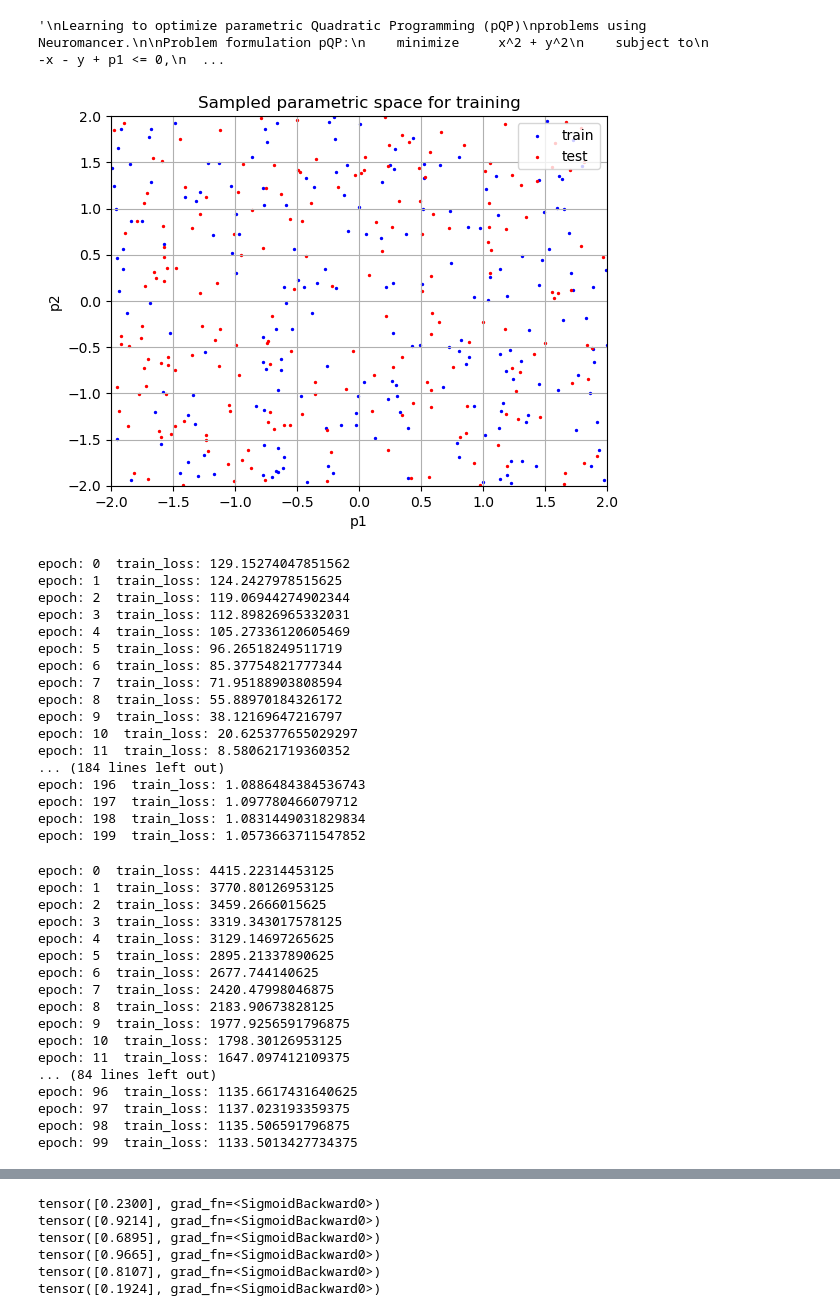
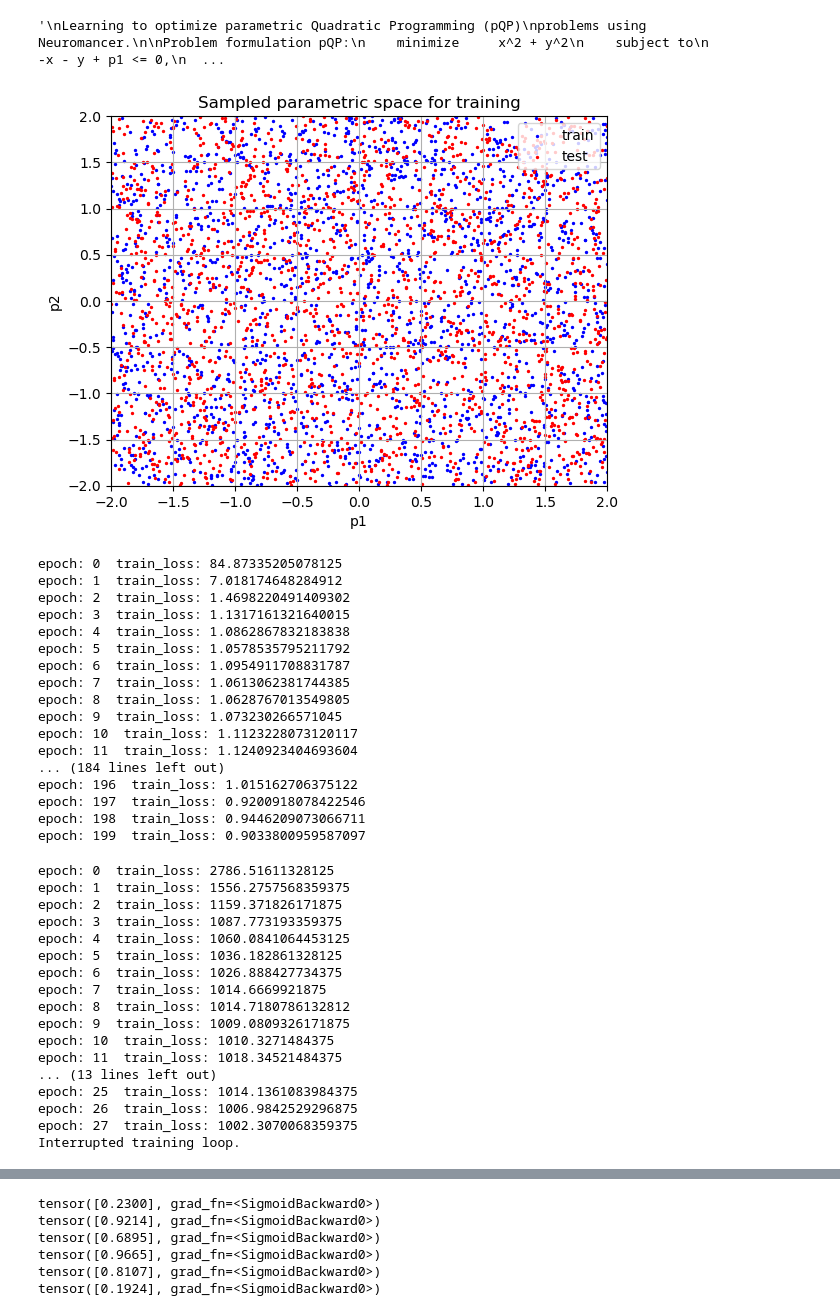
Before and after one commit to pnnl/LOPO, a Jupyter notebook: New_Experiments/pQp_example_ADMM_withTrainedMetric.ipynb, the cells around one changed output, grey strips where cells are left out. Cells and saved outputs as stored; diff of their text form; code cells hidden in the pictures.

```diff
--- a/New_Experiments/pQp_example_ADMM_withTrainedMetric.ipynb
+++ b/New_Experiments/pQp_example_ADMM_withTrainedMetric.ipynb
@@ -37,7 +37,7 @@ from neuromancer.system import Node
 """
 data_seed = 408
 np.random.seed(data_seed)
-nsim = 200  # number of datapoints: increase sample density for more robust results
+nsim = 2000  # number of datapoints: increase sample density for more robust results
 # create dictionaries with sampled datapoints with uniform distribution
 p_low, p_high = -2.0, 2.0
 samples_train = {"p1": torch.FloatTensor(nsim, 1).uniform_(p_low, p_high),
@@ -50,34 +50,34 @@ samples_test = {"p1": torch.FloatTensor(nsim, 1).uniform_(p_low, p_high),
 train_data = DictDataset(samples_train, name='train')
 dev_data = DictDataset(samples_dev, name='dev')
 test_data = DictDataset(samples_test, name='test')
 # create torch dataloaders for the Trainer
 train_loader = torch.utils.data.DataLoader(train_data, batch_size=100, num_workers=0,
                                             collate_fn=train_data.collate_fn, shuffle=True)
 dev_loader = torch.utils.data.DataLoader(dev_data, batch_size=100, num_workers=0,
                                             collate_fn=dev_data.collate_fn, shuffle=True)
 test_loader = torch.utils.data.DataLoader(test_data, batch_size=100, num_workers=0,
                                             collate_fn=test_data.collate_fn, shuffle=True)
 # note: training quality will depend on the DataLoader parameters such as batch size and shuffle
 
 # visualize taining and test samples for 2D parametric space
 a_train = samples_train['p1'].numpy()
 p_train = samples_train['p2'].numpy()
 a_dev = samples_dev['p1'].numpy()
 p_dev = samples_dev['p2'].numpy()
 plt.figure()
 plt.scatter(a_train, p_train, s=2., c='blue', marker='o')
 plt.scatter(a_dev, p_dev, s=2., c='red', marker='o')
 plt.title('Sampled parametric space for training')
 plt.xlim(p_low, p_high)
 plt.ylim(p_low, p_high)
 plt.grid(True)
 plt.xlabel('p1')
 plt.ylabel('p2')
 plt.legend(['train', 'test'], loc='upper right')
 plt.show()
 plt.show(block=True)
 # %% [output]
-[figure, old version]
+[figure, new version]
 # %%
 
 """
@@ -155,23 +155,23 @@ trainer = Trainer(
 # Train solution map
 best_model = trainer.train()
 # %% [output]
-epoch: 0  train_loss: 129.15274047851562
-epoch: 1  train_loss: 124.2427978515625
-epoch: 2  train_loss: 119.06944274902344
-epoch: 3  train_loss: 112.89826965332031
-epoch: 4  train_loss: 105.27336120605469
-epoch: 5  train_loss: 96.26518249511719
-epoch: 6  train_loss: 85.37754821777344
-epoch: 7  train_loss: 71.95188903808594
-epoch: 8  train_loss: 55.88970184326172
-epoch: 9  train_loss: 38.12169647216797
-epoch: 10  train_loss: 20.625377655029297
-epoch: 11  train_loss: 8.580621719360352
+epoch: 0  train_loss: 84.87335205078125
+epoch: 1  train_loss: 7.018174648284912
+epoch: 2  train_loss: 1.4698220491409302
+epoch: 3  train_loss: 1.1317161321640015
+epoch: 4  train_loss: 1.0862867832183838
+epoch: 5  train_loss: 1.0578535795211792
+epoch: 6  train_loss: 1.0954911708831787
+epoch: 7  train_loss: 1.0613062381744385
+epoch: 8  train_loss: 1.0628767013549805
+epoch: 9  train_loss: 1.073230266571045
+epoch: 10  train_loss: 1.1123228073120117
+epoch: 11  train_loss: 1.1240923404693604
 ... (184 lines left out)
-epoch: 196  train_loss: 1.0886484384536743
-epoch: 197  train_loss: 1.097780466079712
-epoch: 198  train_loss: 1.0831449031829834
-epoch: 199  train_loss: 1.0573663711547852
+epoch: 196  train_loss: 1.015162706375122
+epoch: 197  train_loss: 0.9200918078422546
+epoch: 198  train_loss: 0.9446209073066711
+epoch: 199  train_loss: 0.9033800959587097
 # %%
 
 '''
@@ -280,23 +280,23 @@ trainer = Trainer(
 # Train solution map
 best_model = trainer.train()
 # %% [output]
-epoch: 0  train_loss: 4415.22314453125
-epoch: 1  train_loss: 3770.80126953125
-epoch: 2  train_loss: 3459.2666015625
-epoch: 3  train_loss: 3319.343017578125
-epoch: 4  train_loss: 3129.14697265625
-epoch: 5  train_loss: 2895.21337890625
-epoch: 6  train_loss: 2677.744140625
-epoch: 7  train_loss: 2420.47998046875
-epoch: 8  train_loss: 2183.90673828125
-epoch: 9  train_loss: 1977.9256591796875
-epoch: 10  train_loss: 1798.30126953125
-epoch: 11  train_loss: 1647.097412109375
-... (84 lines left out)
-epoch: 96  train_loss: 1135.6617431640625
-epoch: 97  train_loss: 1137.023193359375
-epoch: 98  train_loss: 1135.506591796875
-epoch: 99  train_loss: 1133.5013427734375
+epoch: 0  train_loss: 2786.51611328125
+epoch: 1  train_loss: 1556.2757568359375
+epoch: 2  train_loss: 1159.371826171875
+epoch: 3  train_loss: 1087.773193359375
+epoch: 4  train_loss: 1060.0841064453125
+epoch: 5  train_loss: 1036.182861328125
+epoch: 6  train_loss: 1026.888427734375
+epoch: 7  train_loss: 1014.6669921875
+epoch: 8  train_loss: 1014.7180786132812
+epoch: 9  train_loss: 1009.0809326171875
+epoch: 10  train_loss: 1010.3271484375
+epoch: 11  train_loss: 1018.34521484375
+... (13 lines left out)
+epoch: 25  train_loss: 1014.1361083984375
+epoch: 26  train_loss: 1006.9842529296875
+epoch: 27  train_loss: 1002.3070068359375
+Interrupted training loop.
 # %%
 #solver.num_steps = 10
 # %%
```
Also changed, not shown: parts of 6 cells of this notebook, 14 other files.
